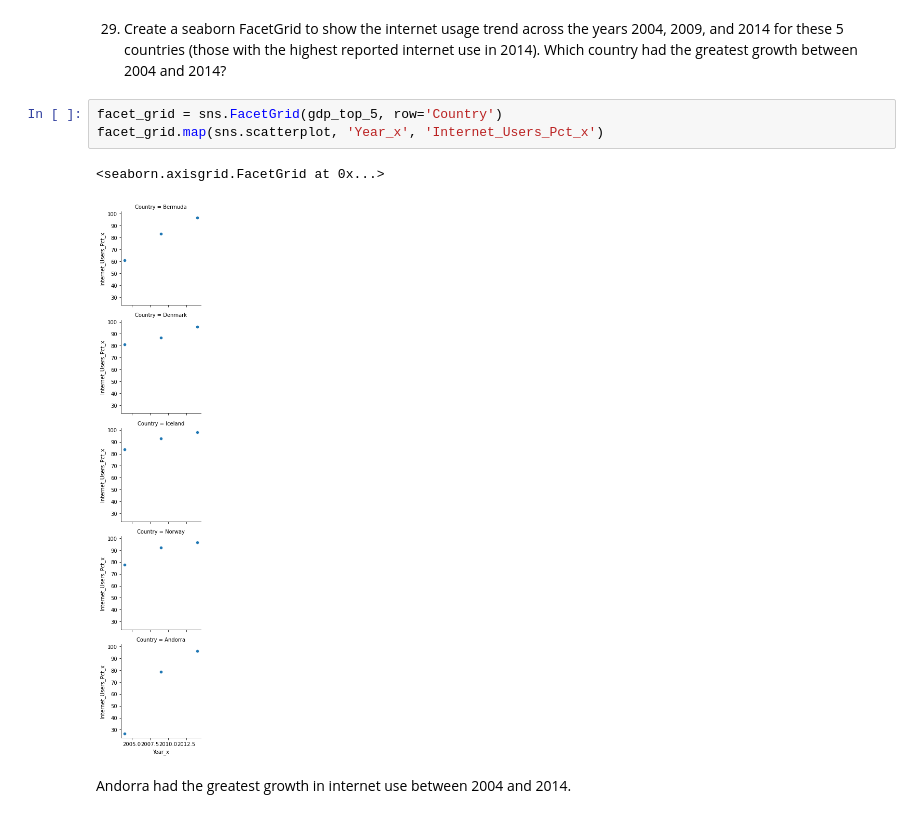
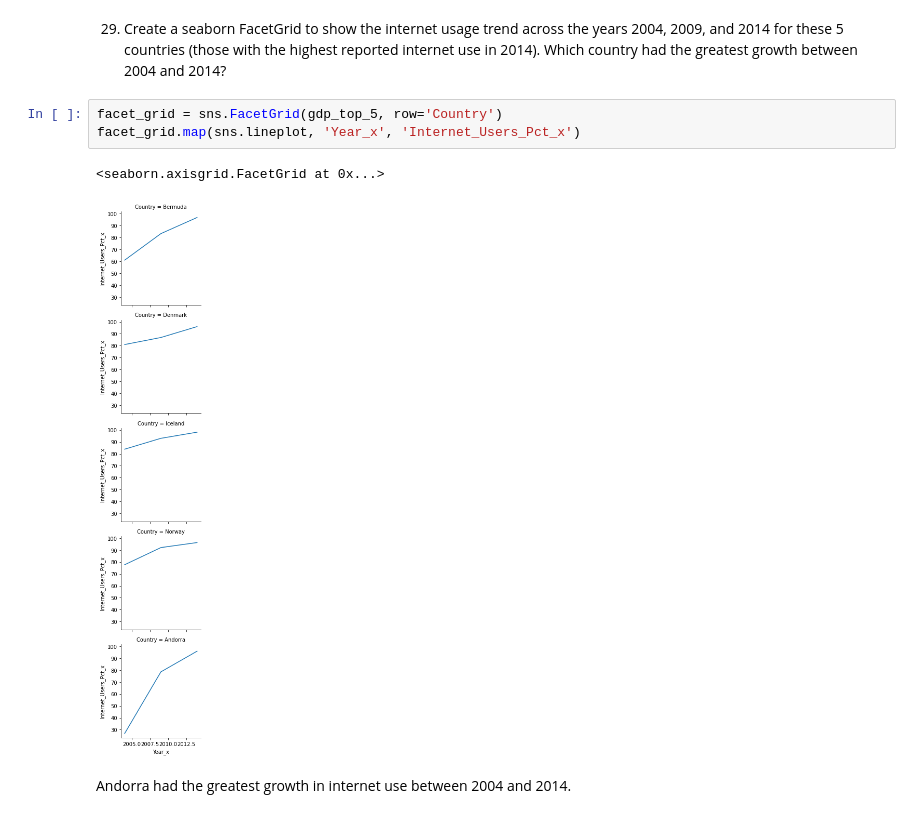
Before and after one commit to NSS-Data-Analytics-Cohort-7/gdp-and-internet-usage-Tara-Nicole-Data, a Jupyter notebook: Notebook/SUCCESS.ipynb, the cells around one changed output. Drawn from its saved outputs; the diff is of its cells as text.

```diff
--- a/Notebook/SUCCESS.ipynb
+++ b/Notebook/SUCCESS.ipynb
@@ -457,10 +457,10 @@ gdp_top_5
 29. Create a seaborn FacetGrid to show the internet usage trend across the years 2004, 2009, and 2014 for these 5 countries (those with the highest reported internet use in 2014). Which country had the greatest growth between 2004 and 2014?
 # %%
 facet_grid = sns.FacetGrid(gdp_top_5, row='Country')
-facet_grid.map(sns.scatterplot, 'Year_x', 'Internet_Users_Pct_x')
+facet_grid.map(sns.lineplot, 'Year_x', 'Internet_Users_Pct_x')
 # %% [output]
 <seaborn.axisgrid.FacetGrid at 0x...>
-[figure, old version]
+[figure, new version]
 # %% [markdown]
 Andorra had the greatest growth in internet use between 2004 and 2014.
 # %% [markdown]
```
Also changed, not shown: parts of 7 cells of this notebook.
